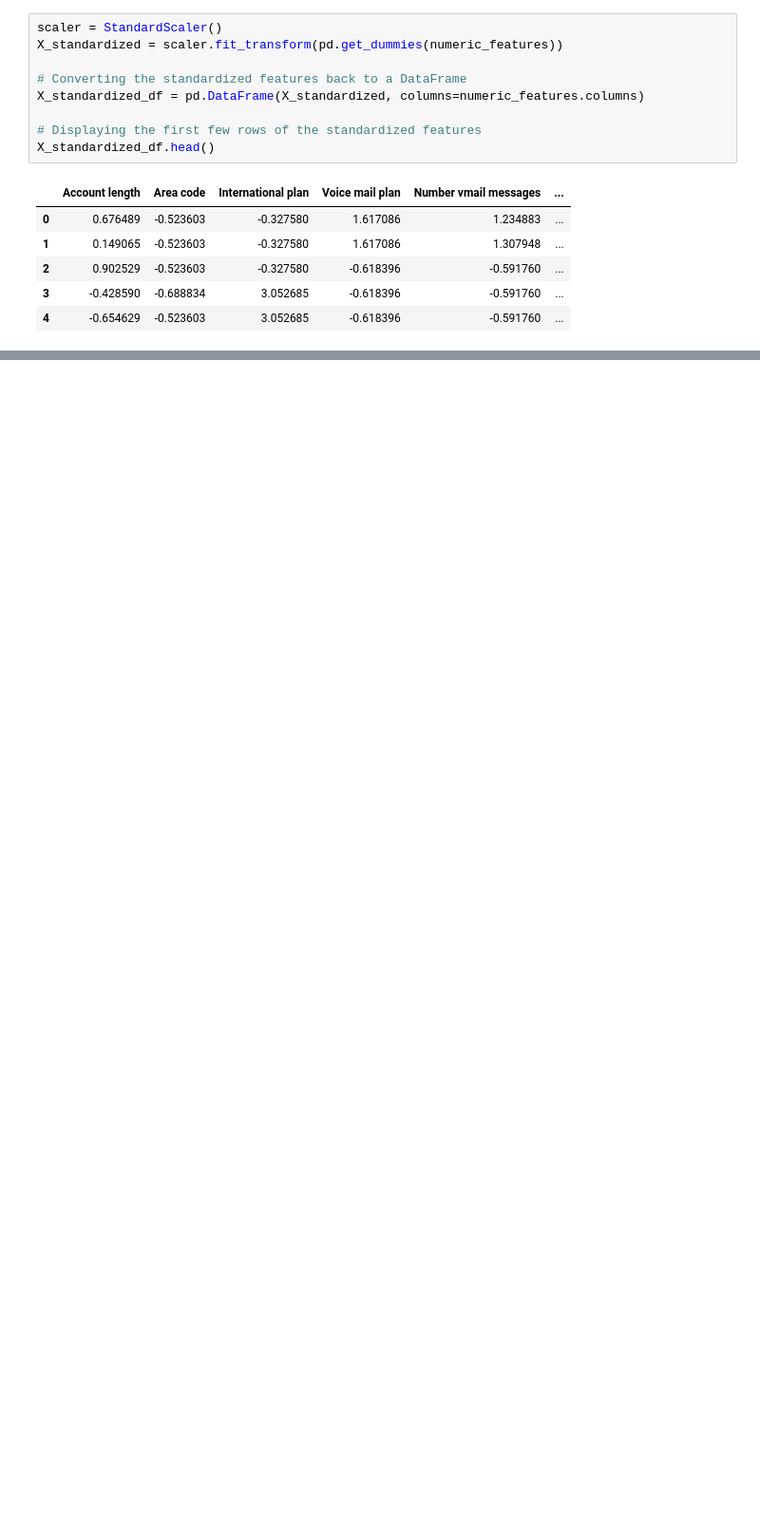
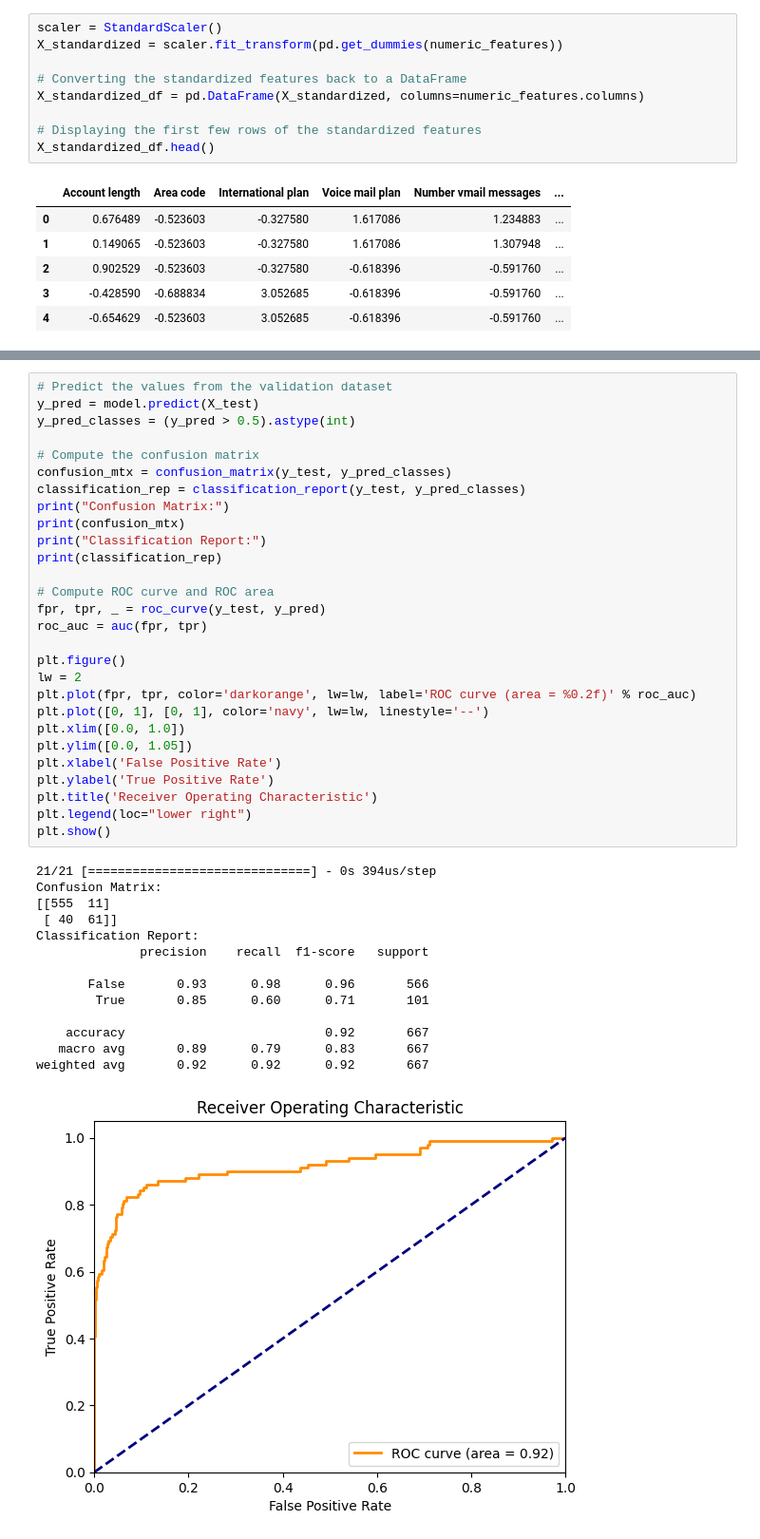
Before and after one commit to GreyWard/churn_prediction_rf, a Jupyter notebook: naufaltest.ipynb, the cells around one changed output, grey strips where cells are left out. Shown at 95% size. Cells and saved outputs as stored; diff of their text form; blank space fills up the shorter version.

```diff
--- a/naufaltest.ipynb
+++ b/naufaltest.ipynb
@@ -177 +278,44 @@ Epoch 100/100
+# %%
+# Predict the values from the validation dataset
+y_pred = model.predict(X_test)
+y_pred_classes = (y_pred > 0.5).astype(int)
+
+# Compute the confusion matrix
+confusion_mtx = confusion_matrix(y_test, y_pred_classes)
+classification_rep = classification_report(y_test, y_pred_classes)
+print("Confusion Matrix:")
+print(confusion_mtx)
+print("Classification Report:")
+print(classification_rep)
+
+# Compute ROC curve and ROC area
+fpr, tpr, _ = roc_curve(y_test, y_pred)
+roc_auc = auc(fpr, tpr)
+
+plt.figure()
+lw = 2
+plt.plot(fpr, tpr, color='darkorange', lw=lw, label='ROC curve (area = %0.2f)' % roc_auc)
+plt.plot([0, 1], [0, 1], color='navy', lw=lw, linestyle='--')
+plt.xlim([0.0, 1.0])
+plt.ylim([0.0, 1.05])
+plt.xlabel('False Positive Rate')
+plt.ylabel('True Positive Rate')
+plt.title('Receiver Operating Characteristic')
+plt.legend(loc="lower right")
+plt.show()
+# %% [output]
+21/21 [==============================] - 0s 394us/step
+Confusion Matrix:
+[[555  11]
+ [ 40  61]]
+Classification Report:
+              precision    recall  f1-score   support
+
+       False       0.93      0.98      0.96       566
+        True       0.85      0.60      0.71       101
+
+    accuracy                           0.92       667
+   macro avg       0.89      0.79      0.83       667
+weighted avg       0.92      0.92      0.92       667
+[figure, added]
 # %%
```
Also changed, not shown: parts of 10 cells of this notebook.
